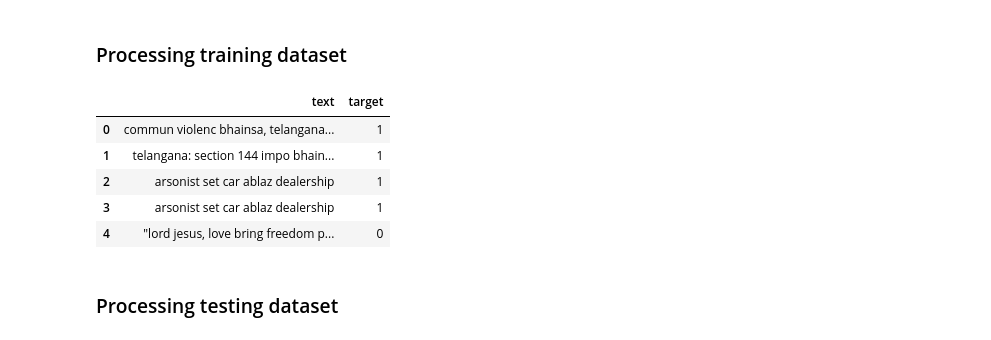
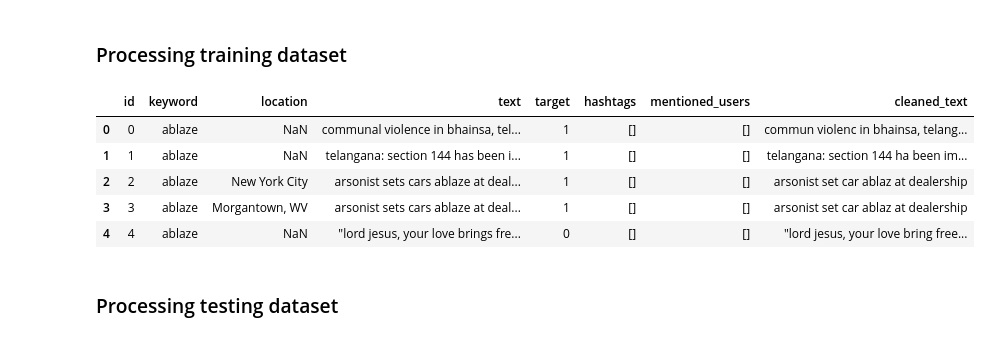
Before and after one commit to Maneesha24/Twitter-analysis-for-social-unrest, a Jupyter notebook: index.ipynb, the cells around one changed output. Drawn from its saved outputs; the diff is of its cells as text; code cells hidden in the pictures.

```diff
--- a/index.ipynb
+++ b/index.ipynb
@@ -66,0 +96,16 @@ def remove_hashtags(dataframe):
+# %%
+def remove_mentioned_users(dataframe):
+    result = []
+    for index, val in dataframe.iterrows():
+        processed_tweet = ''
+        mentioned_users = []
+        words = val['text'].split(' ')
+        for word in words:
+            if '@' not in word:
+                processed_tweet += f'{word} '
+            else:
+                mentioned_users.append(word)
+        dataframe.at[index,'text'] = processed_tweet
+        result.append(mentioned_users)
+
+    return result
@@ -70,10 +117,11 @@ def remove_hashtags(dataframe):
 from nltk.tokenize import word_tokenize
 
 def tokenize_words(dataframe):
+    dataframe['cleaned_text'] = ''
     for index, val in dataframe.iterrows():
          words = word_tokenize(val['text'])
          words = filter(lambda x: len(x) > 2, words)
-         dataframe.at[index,'text'] = ' '.join(words)
+         dataframe.at[index,'cleaned_text'] = ' '.join(words)
     return dataframe
 # %% [markdown]
 #### Removing stopwords
@@ -88,7 +136,7 @@ def remove_stopwords(dataframe):
         for word in words:
             if word not in stopwords_array:
                 text.append(word)
-        dataframe.at[index,'text'] = ' '.join(text)
+        dataframe.at[index,'cleaned_text'] = ' '.join(text)
     return dataframe
 # %% [markdown]
 #### Implementing stemming
@@ -101,6 +149,6 @@ def stemming(dataframe):
         words = val['text'].split(' ')
 
         text = [stemmer.stem(word) for word in words]
-        dataframe.at[index,'text'] = ' '.join(text)
+        dataframe.at[index,'cleaned_text'] = ' '.join(text)
 
     return dataframe
@@ -109,20 +172,24 @@ def stemming(dataframe):
 # %%
 trainingData = remove_duplicate_tweets(trainingData)
 trainingData = remove_empty_tweets(trainingData)
 trainingData = convert_to_lowercase(trainingData)
 trainingData = remove_hyperlinks(trainingData)
-trainingData = remove_hashtags(trainingData)
+trainingData['hashtags'] = remove_hashtags(trainingData)
+trainingData['mentioned_users'] = remove_mentioned_users(trainingData)
+trainingData = tokenize_words(trainingData)
+trainingData = remove_stopwords(trainingData)
+trainingData = stemming(trainingData)
 
 trainingData.reset_index(inplace = True)
 trainingData.drop(['index'], axis = 1, inplace = True)
 trainingData.head()
 # %% [output]
-|  | text | target |
-| 0 | commun violenc bhainsa, telangana... | 1 |
-| 1 | telangana: section 144 impo bhain... | 1 |
-| 2 | arsonist set car ablaz dealership | 1 |
-| 3 | arsonist set car ablaz dealership | 1 |
-| 4 | "lord jesus, love bring freedom p... | 0 |
+|  | id | keyword | location | text | target | hashtags | mentioned_users | cleaned_text |
+| 0 | 0 | ablaze | NaN | communal violence in bhainsa, tel... | 1 | [] | [] | commun violenc in bhainsa, telang... |
+| 1 | 1 | ablaze | NaN | telangana: section 144 has been i... | 1 | [] | [] | telangana: section 144 ha been im... |
+| 2 | 2 | ablaze | New York City | arsonist sets cars ablaze at deal... | 1 | [] | [] | arsonist set car ablaz at dealership |
+| 3 | 3 | ablaze | Morgantown, WV | arsonist sets cars ablaze at deal... | 1 | [] | [] | arsonist set car ablaz at dealership |
+| 4 | 4 | ablaze | NaN | "lord jesus, your love brings fre... | 0 | [] | [] | "lord jesus, your love bring free... |
 # %% [markdown]
 ### Processing testing dataset
 # %%
```
Also changed, not shown: parts of 24 cells of this notebook.
